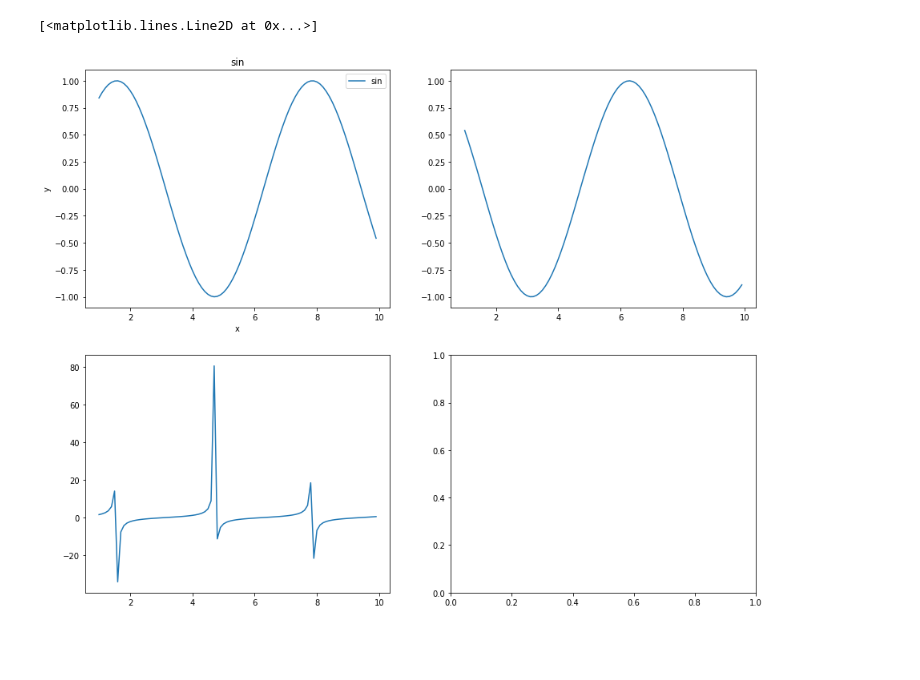
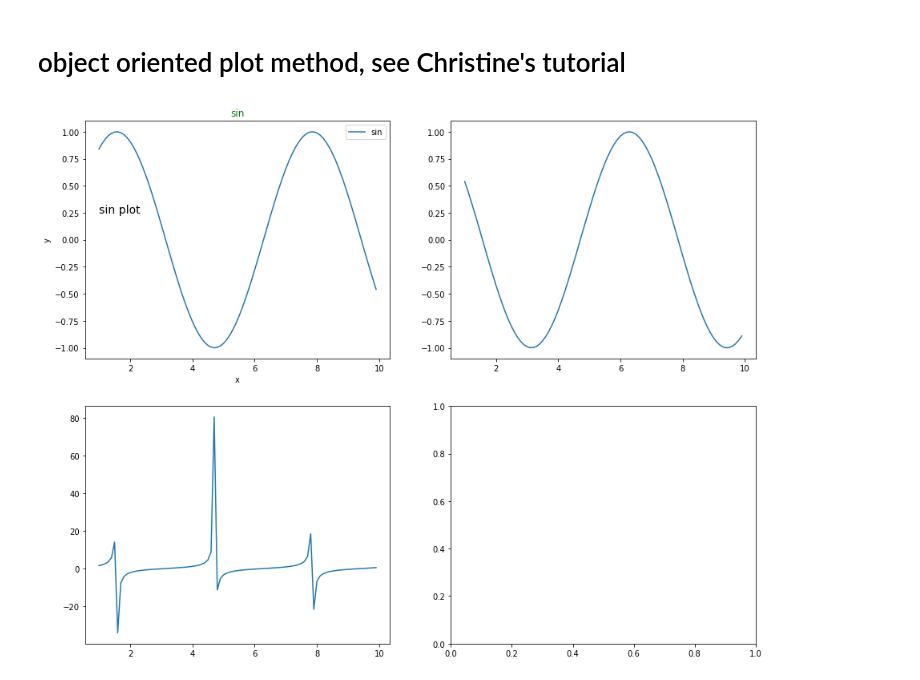
Before and after one commit to catketchup/cs, a Jupyter notebook: python/collection/plot_test.ipynb, the cells around one changed output. Drawn from its saved outputs; the diff is of its cells as text; code cells hidden in the pictures; blank space fills up the shorter version.

```diff
--- a/python/collection/plot_test.ipynb
+++ b/python/collection/plot_test.ipynb
@@ -4,14 +12,19 @@ import matplotlib.pylab as plt
+# %% [markdown]
+# object oriented plot method,  see Christine's tutorial
 # %%
 ls = np.arange(1,10,0.1)
+
+#fig, ax = plt.subplots(2,2,figsize=(15,12),sharex=True, sharey=True)
 fig, ax = plt.subplots(2,2,figsize=(15,12))
 ax[0,0].plot(ls, np.sin(ls))
-ax[0,0].set_title('sin')
+ax[0,0].set_title('sin',color='green')
 ax[0,0].set_xlabel('x')
 ax[0,0].set_ylabel('y')
 ax[0,0].legend(['sin'])
+ax[0,0].text(1,0.25,r'sin plot',fontsize=14)
 
 ax[0,1].plot(ls, np.cos(ls))
 ax[1,0].plot(ls, np.tan(ls))
+plt.show()
 # %% [output]
-[<matplotlib.lines.Line2D at 0x...>]
-[figure, old version]
+[figure, new version]
```
Also changed, not shown: parts of 1 cell of this notebook, 25 other files.
